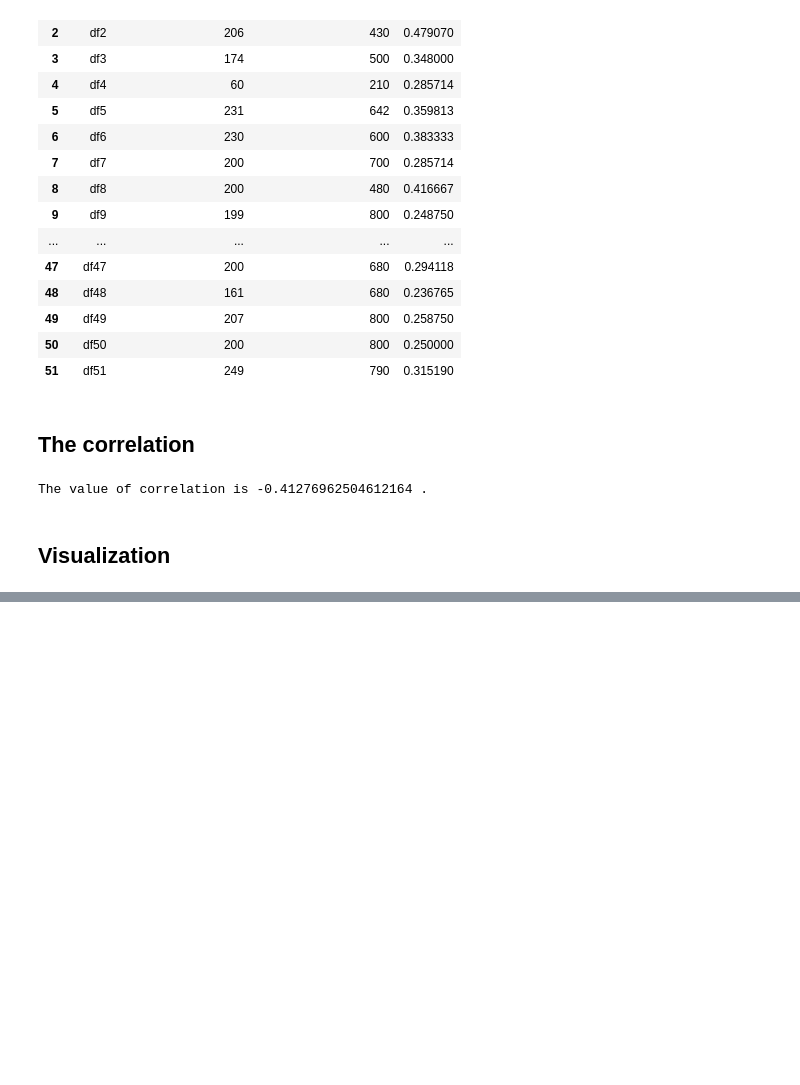
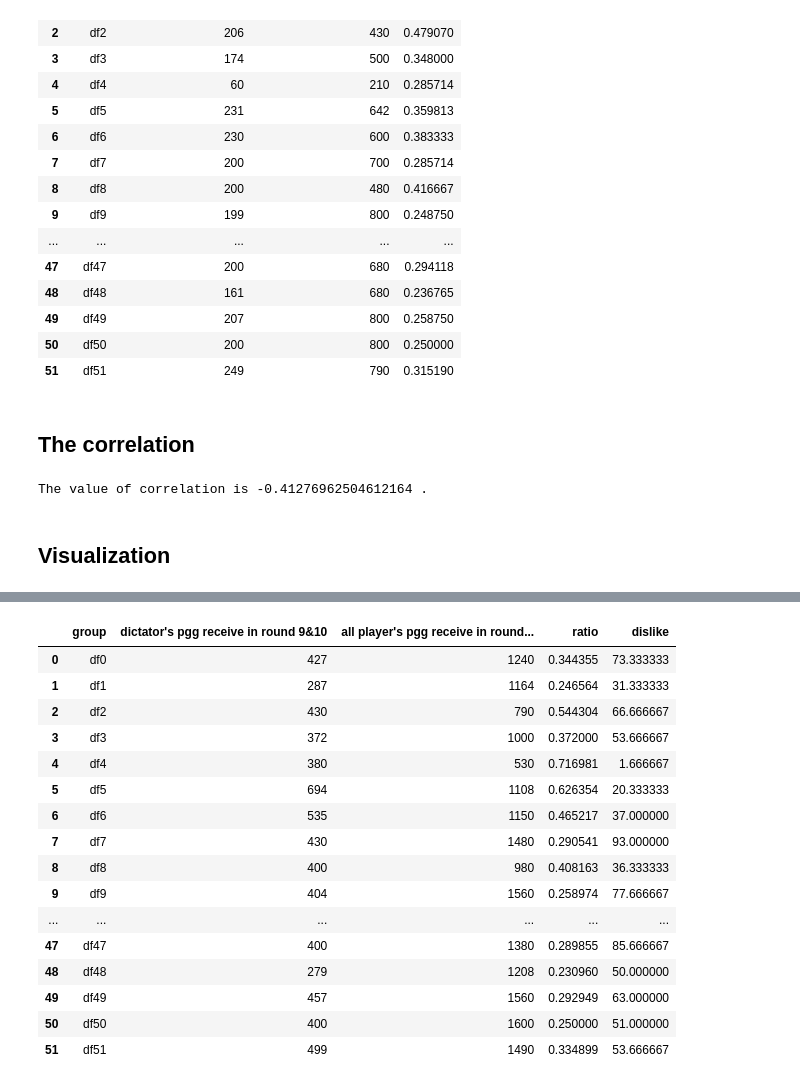
Before and after one commit to only18days/face_meteor_analysis, a Jupyter notebook: face_meteor_pilot_ratings_Chloe_v5.ipynb, the cells around one changed output, grey strips where cells are left out. Cells and saved outputs as stored; diff of their text form; code cells hidden in the pictures; blank space fills up the shorter version.

```diff
--- a/face_meteor_pilot_ratings_Chloe_v5.ipynb
+++ b/face_meteor_pilot_ratings_Chloe_v5.ipynb
@@ -326,0 +395,20 @@ Text(0, 0.5, 'The score of being liked of the dictator')
+# %%
+df_dislike_910
+# %% [output]
+|  | group | dictator's pgg receive in round 9&10 | all player's pgg receive in round... | ratio | dislike |
+| 0 | df0 | 427 | 1240 | 0.344355 | 73.333333 |
+| 1 | df1 | 287 | 1164 | 0.246564 | 31.333333 |
+| 2 | df2 | 430 | 790 | 0.544304 | 66.666667 |
+| 3 | df3 | 372 | 1000 | 0.372000 | 53.666667 |
+| 4 | df4 | 380 | 530 | 0.716981 | 1.666667 |
+| 5 | df5 | 694 | 1108 | 0.626354 | 20.333333 |
+| 6 | df6 | 535 | 1150 | 0.465217 | 37.000000 |
+| 7 | df7 | 430 | 1480 | 0.290541 | 93.000000 |
+| 8 | df8 | 400 | 980 | 0.408163 | 36.333333 |
+| 9 | df9 | 404 | 1560 | 0.258974 | 77.666667 |
+| ... | ... | ... | ... | ... | ... |
+| 47 | df47 | 400 | 1380 | 0.289855 | 85.666667 |
+| 48 | df48 | 279 | 1208 | 0.230960 | 50.000000 |
+| 49 | df49 | 457 | 1560 | 0.292949 | 63.000000 |
+| 50 | df50 | 400 | 1600 | 0.250000 | 51.000000 |
+| 51 | df51 | 499 | 1490 | 0.334899 | 53.666667 |
```
Also changed, not shown: parts of 13 cells of this notebook.
